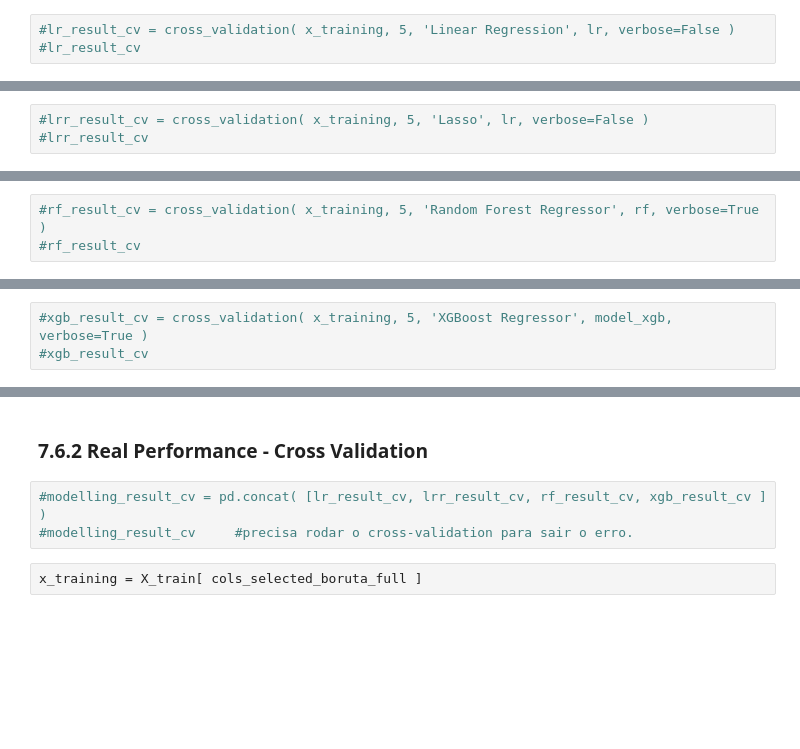
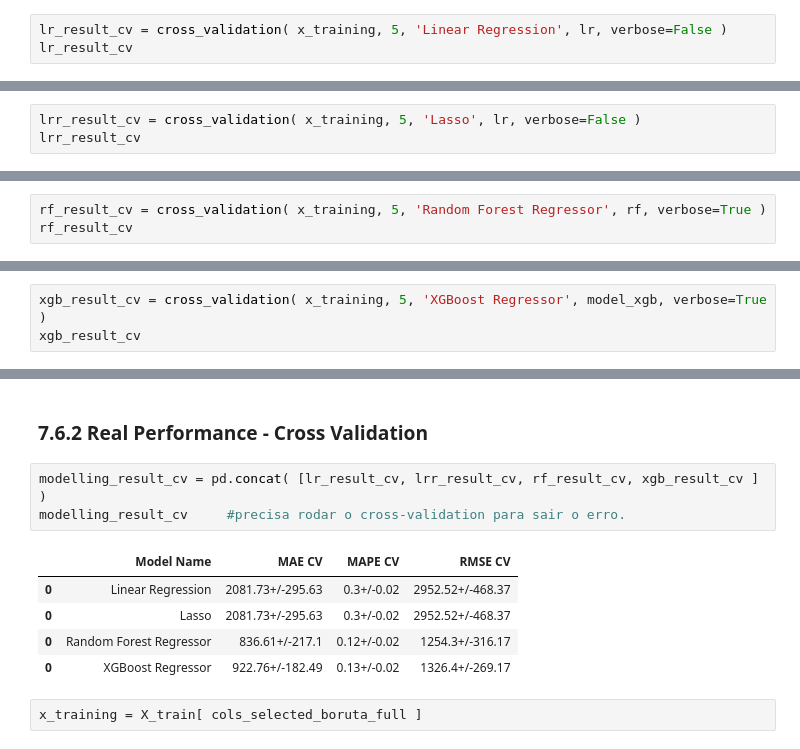
Before and after one commit to valferreiraalv/rossmamm_sales_predict, a Jupyter notebook: notebooks/m10_v01_store_sales_prediction.ipynb, the cells around one changed output, grey strips where cells are left out. Saved outputs shown, nothing was run; the diff lists cells and outputs as text; blank space fills up the shorter version.

Commit message:
new cross-validation

```diff
--- a/notebooks/m10_v01_store_sales_prediction.ipynb
+++ b/notebooks/m10_v01_store_sales_prediction.ipynb
@@ -1145,5 +1145,5 @@ lr_result
 # %% [markdown]
 ### 7.2.1 Linear Regression Model - Cross Validation
 # %%
-#lr_result_cv = cross_validation( x_training, 5, 'Linear Regression', lr, verbose=False )
-#lr_result_cv
+lr_result_cv = cross_validation( x_training, 5, 'Linear Regression', lr, verbose=False )
+lr_result_cv
@@ -1165,5 +1168,5 @@ lrr_result
 # %% [markdown]
 ### 7.3.1 Lasso - Cross Validation
 # %%
-#lrr_result_cv = cross_validation( x_training, 5, 'Lasso', lr, verbose=False )
-#lrr_result_cv
+lrr_result_cv = cross_validation( x_training, 5, 'Lasso', lr, verbose=False )
+lrr_result_cv
@@ -1185,5 +1191,5 @@ rf_result
 # %% [markdown]
 ### 7.4.1 Random Forest Regressor - Cross Validation
 # %%
-#rf_result_cv = cross_validation( x_training, 5, 'Random Forest Regressor', rf, verbose=True )
-#rf_result_cv
+rf_result_cv = cross_validation( x_training, 5, 'Random Forest Regressor', rf, verbose=True )
+rf_result_cv
@@ -1215,5 +1229,5 @@ Parameters: { "objetive" } might not be used.
 # %% [markdown]
 ### 7.5.1 XGBoost Regressor - Cross Validation
 # %%
-#xgb_result_cv = cross_validation( x_training, 5, 'XGBoost Regressor', model_xgb, verbose=True )
-#xgb_result_cv
+xgb_result_cv = cross_validation( x_training, 5, 'XGBoost Regressor', model_xgb, verbose=True )
+xgb_result_cv
@@ -1234,8 +1268,14 @@ modelling_result.sort_values( 'RMSE' )
 # %% [markdown]
 ### 7.6.2 Real Performance - Cross Validation
 # %%
-#modelling_result_cv = pd.concat( [lr_result_cv, lrr_result_cv, rf_result_cv, xgb_result_cv ] )
-#modelling_result_cv     #precisa rodar o cross-validation para sair o erro.
+modelling_result_cv = pd.concat( [lr_result_cv, lrr_result_cv, rf_result_cv, xgb_result_cv ] )
+modelling_result_cv     #precisa rodar o cross-validation para sair o erro.
+# %% [output]
+|  | Model Name | MAE CV | MAPE CV | RMSE CV |
+| 0 | Linear Regression | 2081.73+/-295.63 | 0.3+/-0.02 | 2952.52+/-468.37 |
+| 0 | Lasso | 2081.73+/-295.63 | 0.3+/-0.02 | 2952.52+/-468.37 |
+| 0 | Random Forest Regressor | 836.61+/-217.1 | 0.12+/-0.02 | 1254.3+/-316.17 |
+| 0 | XGBoost Regressor | 922.76+/-182.49 | 0.13+/-0.02 | 1326.4+/-269.17 |
 # %%
 x_training = X_train[ cols_selected_boruta_full ]
 # %%
```
Also changed, not shown: parts of 15 cells of this notebook.
